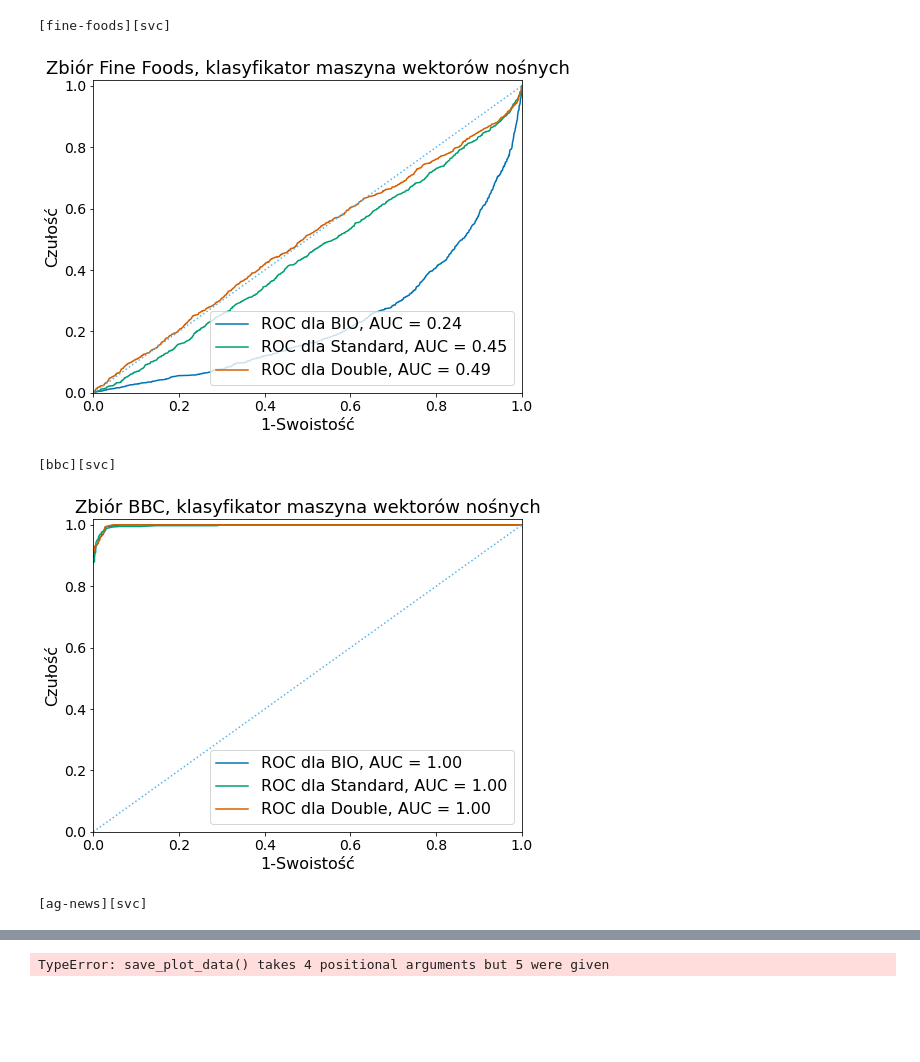
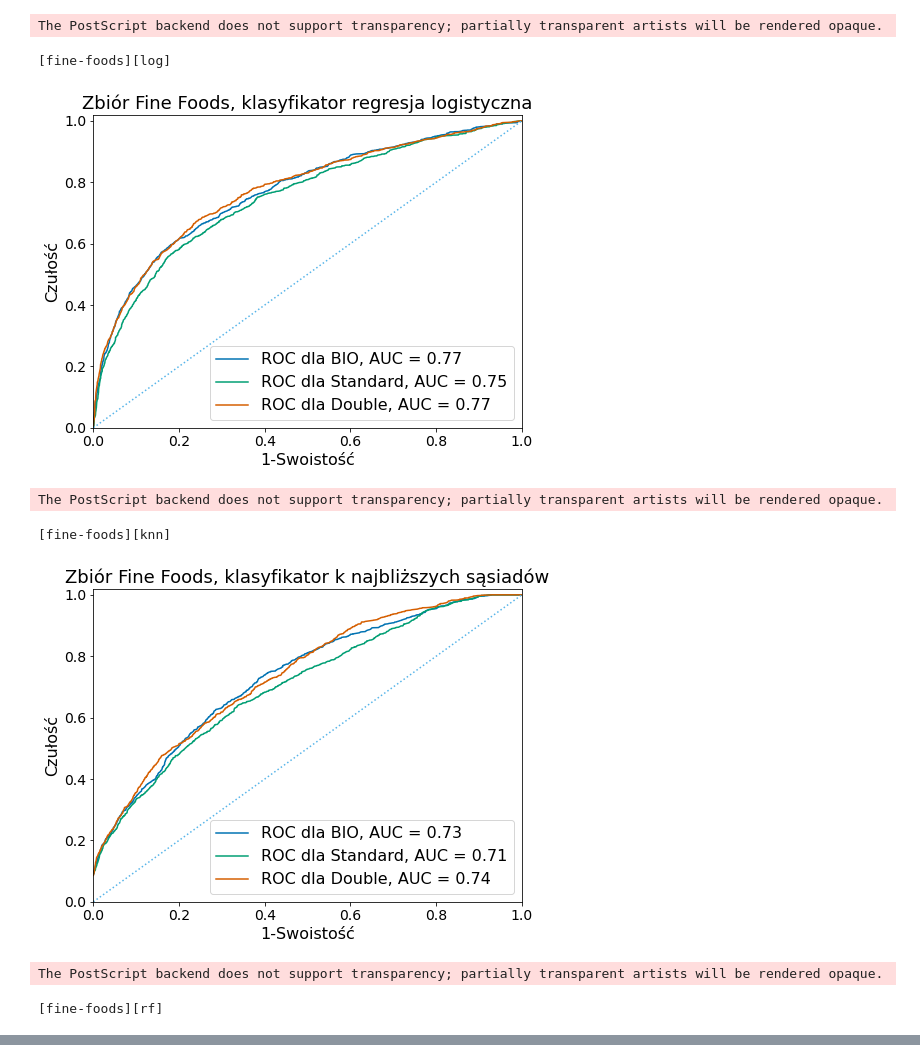
Before and after one commit to jsokolowska/ner-text-classification, a Jupyter notebook: src/scripts/generate-roc-diagrams.ipynb, the cells around one changed output, grey strips where cells are left out. Drawn from its saved outputs; the diff is of its cells as text; code cells hidden in the pictures; blank space fills up the shorter version.

Commit message:
Add vector format roc diagrams

```diff
--- a/src/scripts/generate-roc-diagrams.ipynb
+++ b/src/scripts/generate-roc-diagrams.ipynb
@@ -169,40 +150,44 @@ def plot_macro_roc_auc(y_test, y_score, classes):
     mean_tpr /= len(classes)
     return all_fpr, mean_tpr, auc(all_fpr, mean_tpr)
 # %%
+import json
 from sklearn.metrics import roc_curve, auc
-for d in [Dataset.FINE_FOODS, Dataset.BBC, Dataset.AG_NEWS]:
-    for c in ['svc']:
+for d in [Dataset.FINE_FOODS]:
+    for c in [ 'log', 'knn', 'rf']:
         fpr = dict()
         tpr = dict()
         roc_auc = dict()
         for s in [State.BIO,State.STD, State.DOUBLE]:
             y_pred = pd.read_csv(PREDICTIONS_DICT + f"predictions-{d.value}-{s.value}-{c}-balanced.csv",index_col=0)["predictions"]
             _, y_true= load_test(d,s)
             y_scores = pd.read_csv(PREDICTIONS_DICT + f"scores-{d.value}-{s.value}-{c}-balanced.csv",index_col=0)
 
             # Sort index to make sure examples are compared with the right predictions and scores
             y_true = y_true.sort_index()
             y_pred = y_pred.sort_index()
             y_scores = y_scores.sort_index()
 
             # calculate roc auc for binary
             if d == Dataset.IMDB or d == Dataset.DISASTERS:
                 if d == Dataset.IMDB:
                     pos_label ="positive"
                 else:
                     pos_label ="Relevant"
                 fpr[s], tpr[s], _ = roc_curve(y_true, y_scores[pos_label], pos_label = pos_label)
                 roc_auc[s] = auc(fpr[s], tpr[s])
             else:
                 fpr[s], tpr[s], roc_auc[s] = plot_macro_roc_auc(y_true, y_scores, y_scores.columns.tolist())
 
         save_plot_data(fpr, tpr,c, d)
         draw_roc_auc(fpr, tpr, roc_auc, f"Zbiór {dataset_name[d]}, klasyfikator {clf_name_to_proper[c]}")
-        plt.savefig(f"{ROC_AUC_DIR}/{d.value}-{c}-macro.png")
+        plt.savefig(f"{ROC_AUC_DIR}/{d.value}-{c}-macro.eps")
         print(f"[{d.value}][{c}]")
 # %% [output]
-[fine-foods][svc]
+The PostScript backend does not support transparency; partially transparent artists will be rendered opaque.
+[fine-foods][log]
-[figure, old version]
+[figure, new version]
-[bbc][svc]
+The PostScript backend does not support transparency; partially transparent artists will be rendered opaque.
+[fine-foods][knn]
-[figure, old version]
+[figure, new version]
-[ag-news][svc]
+The PostScript backend does not support transparency; partially transparent artists will be rendered opaque.
+[fine-foods][rf]
@@ -211,7 +196,7 @@ for d in [Dataset.FINE_FOODS, Dataset.BBC, Dataset.AG_NEWS]:
 ROC_DATA_DIR = "C:\\Users\\Asia\\Documents\\Projekty\\PyCharm Projects\\text-classification\\results\\roc_auc\\"
 # %%
 from sklearn.metrics import roc_curve, auc
-for d in [Dataset.DISASTERS, Dataset.IMDB]:
+for d in [Dataset.FINE_FOODS]:
     for c in ['log', 'rf','knn', 'svc']:
         fpr = dict()
         tpr = dict()
@@ -238,8 +223,6 @@ for d in [Dataset.DISASTERS, Dataset.IMDB]:
 
         save_plot_data(fpr, tpr, roc_auc, c, d)
         draw_roc_auc(fpr, tpr, roc_auc, f"Zbiór {dataset_name[d]}, klasyfikator {clf_name_to_proper[c]}")
-        plt.savefig(f"./{d.value}-{c}-macro.png")
+        plt.savefig(f"./{d.value}-{c}-macro.eps")
         print(f"[{d.value}][{c}]")
-# %% [output]
-TypeError: save_plot_data() takes 4 positional arguments but 5 were given
 # %%
```
Also changed, not shown: parts of 7 cells of this notebook, 38 other files.
